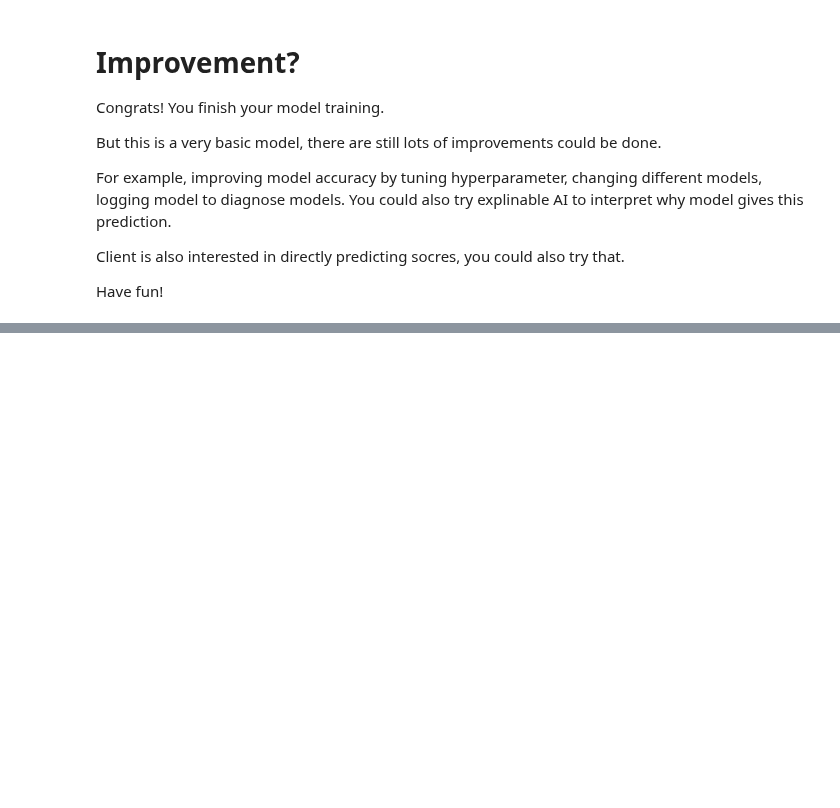
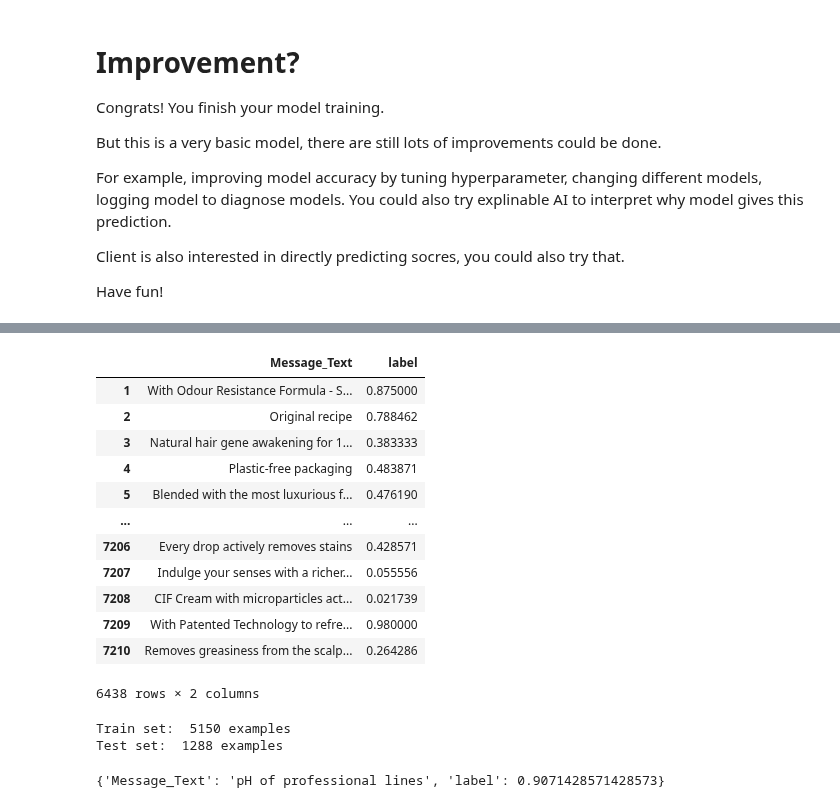
Before and after one commit to jpsiegel/Projects, a Jupyter notebook: caseStudy_Jan.ipynb, the cells around one changed output, grey strips where cells are left out. Saved outputs shown, nothing was run; the diff lists cells and outputs as text; code cells hidden in the pictures; blank space fills up the shorter version.

```diff
--- a/caseStudy_Jan.ipynb
+++ b/caseStudy_Jan.ipynb
@@ -470,0 +501,32 @@ Have fun!
+# %%
+data_reg = data_ready.copy()
+data_reg = data_reg.drop(columns="label").rename(columns={"score": "label"})
+data_reg
+# %% [output]
+|  | Message_Text | label |
+| 1 | With Odour Resistance Formula - S... | 0.875000 |
+| 2 | Original recipe | 0.788462 |
+| 3 | Natural hair gene awakening for 1... | 0.383333 |
+| 4 | Plastic-free packaging | 0.483871 |
+| 5 | Blended with the most luxurious f... | 0.476190 |
+| ... | ... | ... |
+| 7206 | Every drop actively removes stains | 0.428571 |
+| 7207 | Indulge your senses with a richer... | 0.055556 |
+| 7208 | CIF Cream with microparticles act... | 0.021739 |
+| 7209 | With Patented Technology to refre... | 0.980000 |
+| 7210 | Removes greasiness from the scalp... | 0.264286 |
+6438 rows × 2 columns
+# %%
+# Convert pandas into dataset and get train and test samples
+from datasets import Dataset
+
+ds_reg = (Dataset.from_pandas(data_reg, preserve_index=False).train_test_split(train_size=0.8, test_size=0.2))
+print("Train set: ", len(ds_reg["train"]), "examples")
+print("Test set: ", len(ds_reg["test"]), "examples")
+
+# peek at one example
+ds_reg["train"][0]
+# %% [output]
+Train set:  5150 examples
+Test set:  1288 examples
+{'Message_Text': 'pH of professional lines', 'label': 0.9071428571428573}
```
Also changed, not shown: parts of 7 cells of this notebook.
